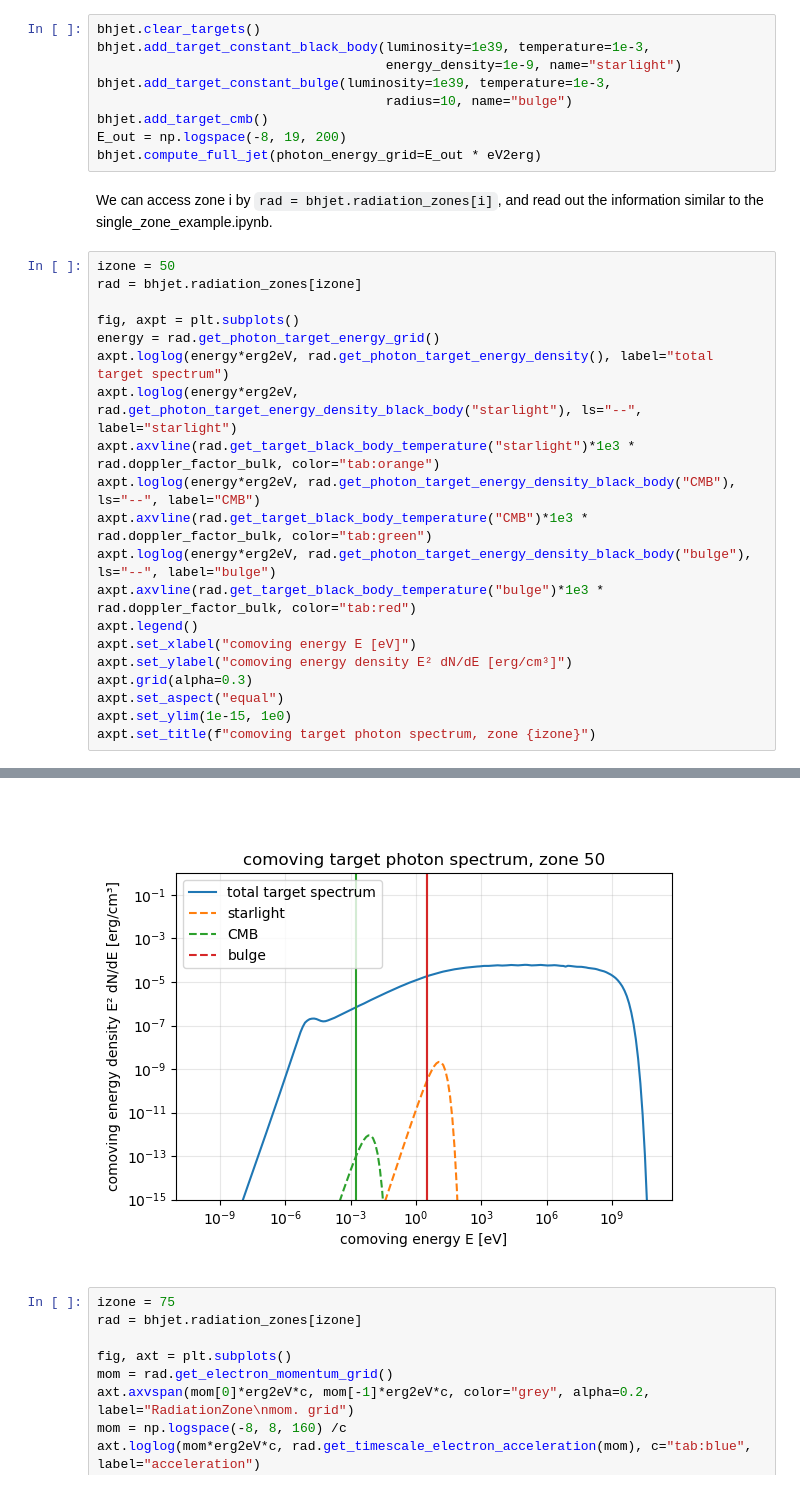
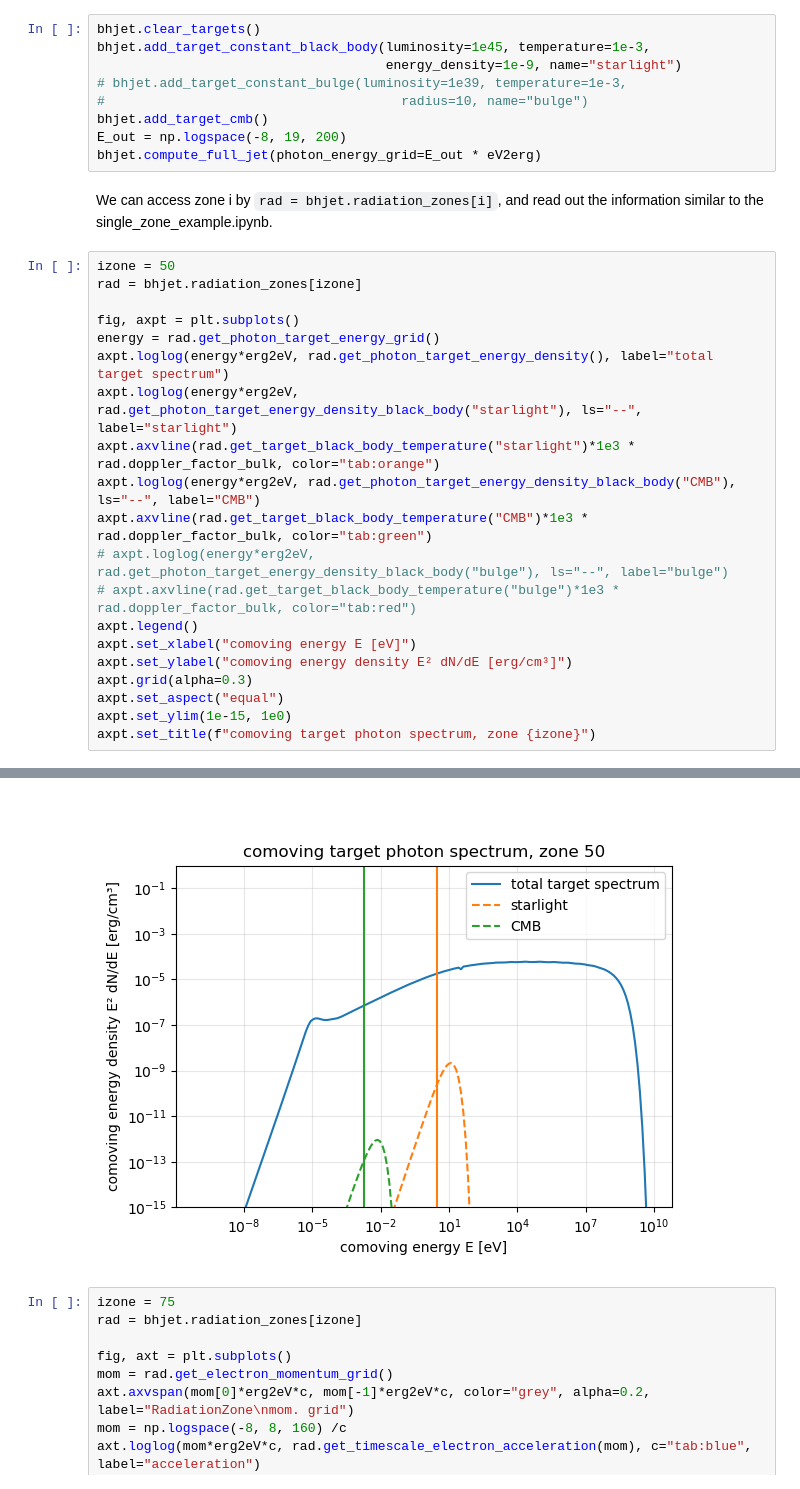
Before and after one commit to maklinger/BHJet, a Jupyter notebook: examples/bhjet_example.ipynb, the cells around one changed output, grey strips where cells are left out. Cells and saved outputs as stored; diff of their text form.

```diff
--- a/examples/bhjet_example.ipynb
+++ b/examples/bhjet_example.ipynb
@@ -51,10 +51,10 @@ bhjet.init_jet_dynamics(bljet)
 We can then add edditional target fields, e.g. a black body at rest in the black hole frame. Then the jet dynamics calculation and radiation calculations for each radiation zone are carried out by compute_full_jet(). The argument specifies the energy grid [erg] on which to return the emission results.
 # %%
 bhjet.clear_targets()
-bhjet.add_target_constant_black_body(luminosity=1e39, temperature=1e-3,
+bhjet.add_target_constant_black_body(luminosity=1e45, temperature=1e-3,
                                      energy_density=1e-9, name="starlight")
-bhjet.add_target_constant_bulge(luminosity=1e39, temperature=1e-3,
-                                     radius=10, name="bulge")
+# bhjet.add_target_constant_bulge(luminosity=1e39, temperature=1e-3,
+#                                      radius=10, name="bulge")
 bhjet.add_target_cmb()
 E_out = np.logspace(-8, 19, 200)
 bhjet.compute_full_jet(photon_energy_grid=E_out * eV2erg)
@@ -63,26 +63,26 @@ We can access zone i by `rad = bhjet.radiation_zones[i]`, and read out the infor
 # %%
 izone = 50
 rad = bhjet.radiation_zones[izone]
 
 fig, axpt = plt.subplots()
 energy = rad.get_photon_target_energy_grid()
 axpt.loglog(energy*erg2eV, rad.get_photon_target_energy_density(), label="total target spectrum")
 axpt.loglog(energy*erg2eV, rad.get_photon_target_energy_density_black_body("starlight"), ls="--", label="starlight")
 axpt.axvline(rad.get_target_black_body_temperature("starlight")*1e3 * rad.doppler_factor_bulk, color="tab:orange")
 axpt.loglog(energy*erg2eV, rad.get_photon_target_energy_density_black_body("CMB"), ls="--", label="CMB")
 axpt.axvline(rad.get_target_black_body_temperature("CMB")*1e3 * rad.doppler_factor_bulk, color="tab:green")
-axpt.loglog(energy*erg2eV, rad.get_photon_target_energy_density_black_body("bulge"), ls="--", label="bulge")
-axpt.axvline(rad.get_target_black_body_temperature("bulge")*1e3 * rad.doppler_factor_bulk, color="tab:red")
+# axpt.loglog(energy*erg2eV, rad.get_photon_target_energy_density_black_body("bulge"), ls="--", label="bulge")
+# axpt.axvline(rad.get_target_black_body_temperature("bulge")*1e3 * rad.doppler_factor_bulk, color="tab:red")
 axpt.legend()
 axpt.set_xlabel("comoving energy E [eV]")
 axpt.set_ylabel("comoving energy density E² dN/dE [erg/cm³]")
 axpt.grid(alpha=0.3)
 axpt.set_aspect("equal")
 axpt.set_ylim(1e-15, 1e0)
 axpt.set_title(f"comoving target photon spectrum, zone {izone}")
 # %% [output]
 Text(0.5, 1.0, 'comoving target photon spectrum, zone 50')
-[figure, old version]
+[figure, new version]
 # %%
 izone = 75
 rad = bhjet.radiation_zones[izone]
```
Also changed, not shown: parts of 3 cells of this notebook, 10 other files.
